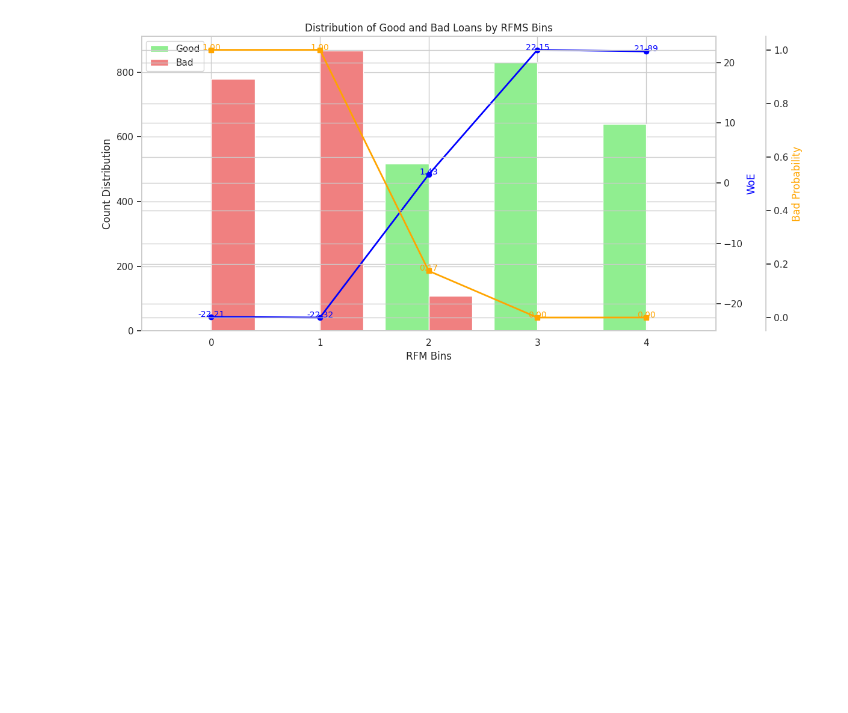
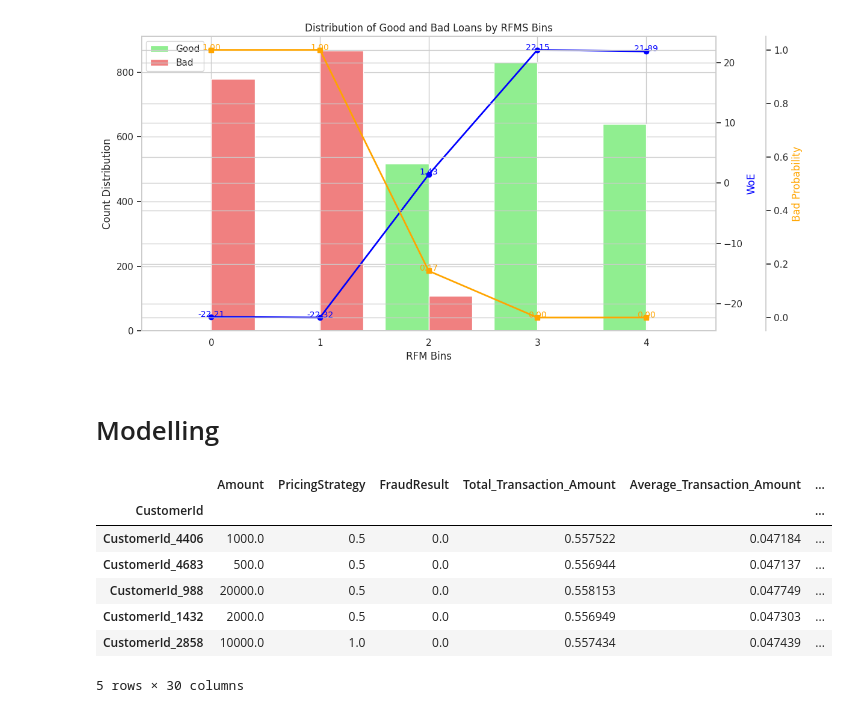
Before and after one commit to ruth22soft/Credit-Risk-Probability-Model-for-Alternative-data, a Jupyter notebook: notbooks/credit_risk_analysis.ipynb, the cells around one changed output. Saved outputs shown, nothing was run; the diff lists cells and outputs as text; code cells hidden in the pictures; blank space fills up the shorter version.

```diff
--- a/notbooks/credit_risk_analysis.ipynb
+++ b/notbooks/credit_risk_analysis.ipynb
@@ -603,3 +603,5 @@ plt.tight_layout()
 plt.show()
 # %% [output]
 [figure]
+# %% [markdown]
+# Modelling
@@ -605,0 +628,11 @@ plt.show()
+# %%
+features.head()
+# %% [output]
+|  | Amount | PricingStrategy | FraudResult | Total_Transaction_Amount | Average_Transaction_Amount | ... |
+| CustomerId |  |  |  |  |  | ... |
+| CustomerId_4406 | 1000.0 | 0.5 | 0.0 | 0.557522 | 0.047184 | ... |
+| CustomerId_4683 | 500.0 | 0.5 | 0.0 | 0.556944 | 0.047137 | ... |
+| CustomerId_988 | 20000.0 | 0.5 | 0.0 | 0.558153 | 0.047749 | ... |
+| CustomerId_1432 | 2000.0 | 0.5 | 0.0 | 0.556949 | 0.047303 | ... |
+| CustomerId_2858 | 10000.0 | 1.0 | 0.0 | 0.557434 | 0.047439 | ... |
+5 rows × 30 columns
```
Also changed, not shown: parts of 4 cells of this notebook.
